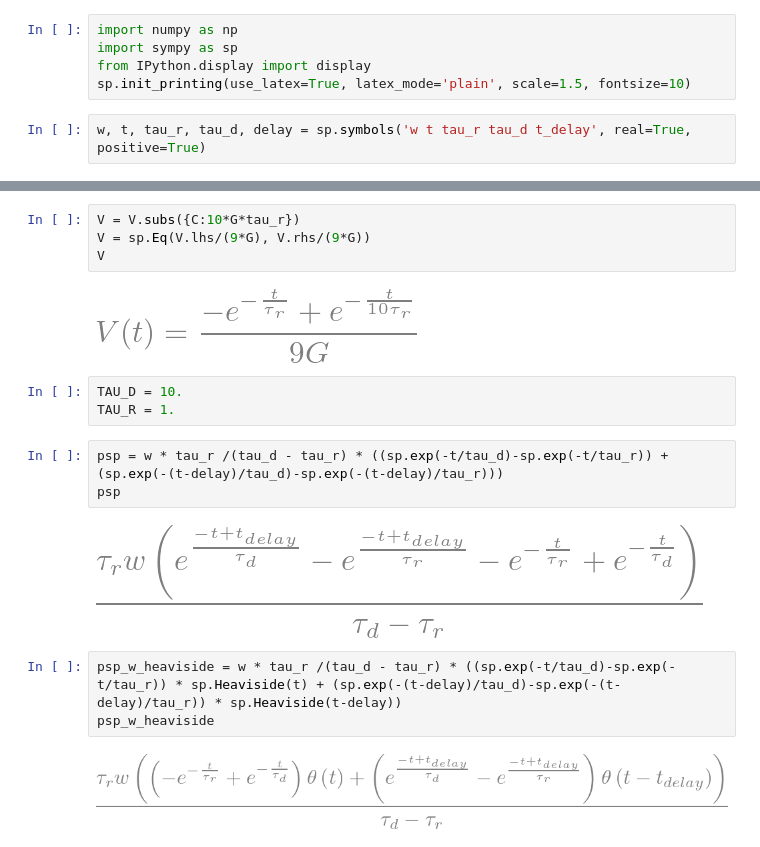
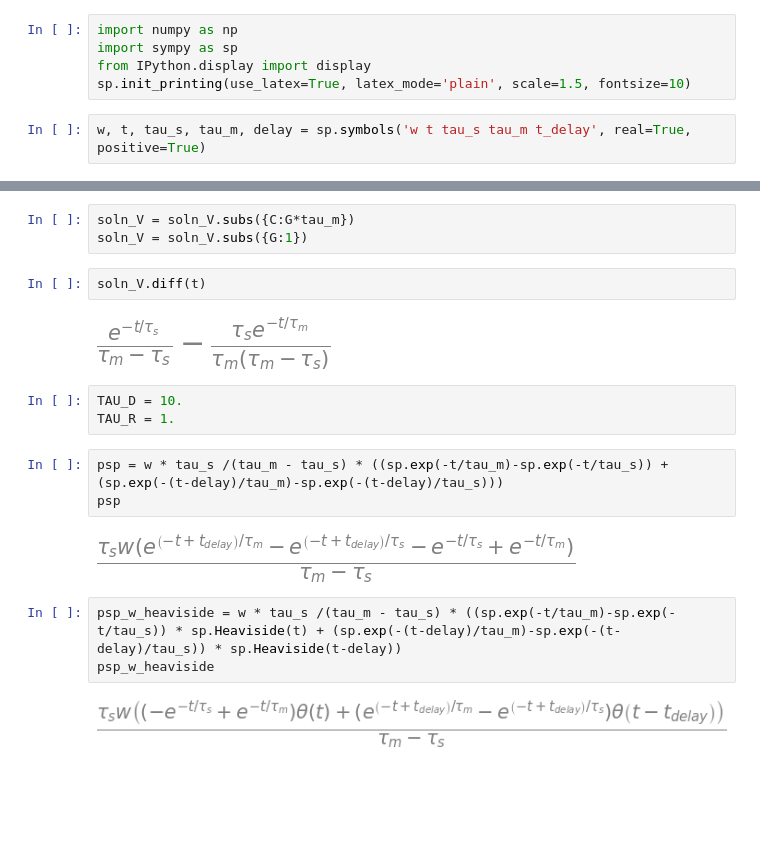
Before and after one commit to brseong/delayed-temporal, a Jupyter notebook: theory.ipynb, the cells around one changed output, grey strips where cells are left out. Drawn from its saved outputs; the diff is of its cells as text; blank space fills up the shorter version.

```diff
--- a/theory.ipynb
+++ b/theory.ipynb
@@ -4,7 +4,7 @@ import sympy as sp
 from IPython.display import display
 sp.init_printing(use_latex=True, latex_mode='plain', scale=1.5, fontsize=10)
 # %%
-w, t, tau_r, tau_d, delay = sp.symbols('w t tau_r tau_d t_delay', real=True, positive=True)
+w, t, tau_s, tau_m, delay = sp.symbols('w t tau_s tau_m t_delay', real=True, positive=True)
 # %%
 t = sp.symbols('t', real=True)
 I = sp.Function('I')(t)
@@ -44,20 +39,21 @@ display(V)
-# %%
-V = V.subs({C:10*G*tau_r})
-V = sp.Eq(V.lhs/(9*G), V.rhs/(9*G))
-V
-# %% [output]
-[figure, removed]
+# %%
+soln_V = soln_V.subs({C:G*tau_m})
+soln_V = soln_V.subs({G:1})
+# %%
+soln_V.diff(t)
+# %% [output]
+[figure, added]
 # %%
 TAU_D = 10.
 TAU_R = 1.
 # %%
-psp = w * tau_r /(tau_d - tau_r) * ((sp.exp(-t/tau_d)-sp.exp(-t/tau_r)) + (sp.exp(-(t-delay)/tau_d)-sp.exp(-(t-delay)/tau_r)))
+psp = w * tau_s /(tau_m - tau_s) * ((sp.exp(-t/tau_m)-sp.exp(-t/tau_s)) + (sp.exp(-(t-delay)/tau_m)-sp.exp(-(t-delay)/tau_s)))
 psp
 # %% [output]
-[figure, old version]
+[figure, new version]
 # %%
-psp_w_heaviside = w * tau_r /(tau_d - tau_r) * ((sp.exp(-t/tau_d)-sp.exp(-t/tau_r)) * sp.Heaviside(t) + (sp.exp(-(t-delay)/tau_d)-sp.exp(-(t-delay)/tau_r)) * sp.Heaviside(t-delay))
+psp_w_heaviside = w * tau_s /(tau_m - tau_s) * ((sp.exp(-t/tau_m)-sp.exp(-t/tau_s)) * sp.Heaviside(t) + (sp.exp(-(t-delay)/tau_m)-sp.exp(-(t-delay)/tau_s)) * sp.Heaviside(t-delay))
 psp_w_heaviside
 # %% [output]
-[figure, old version]
+[figure, new version]
 # %%
```
Also changed, not shown: parts of 19 cells of this notebook, 9 other files.
